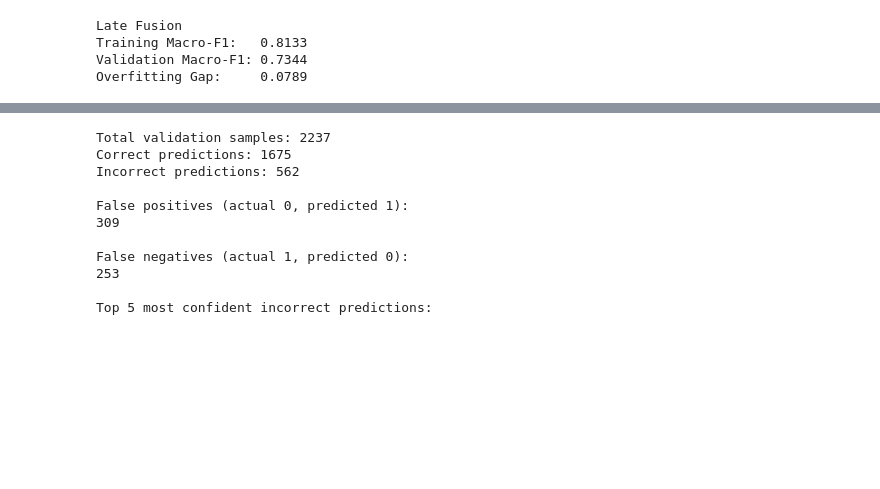
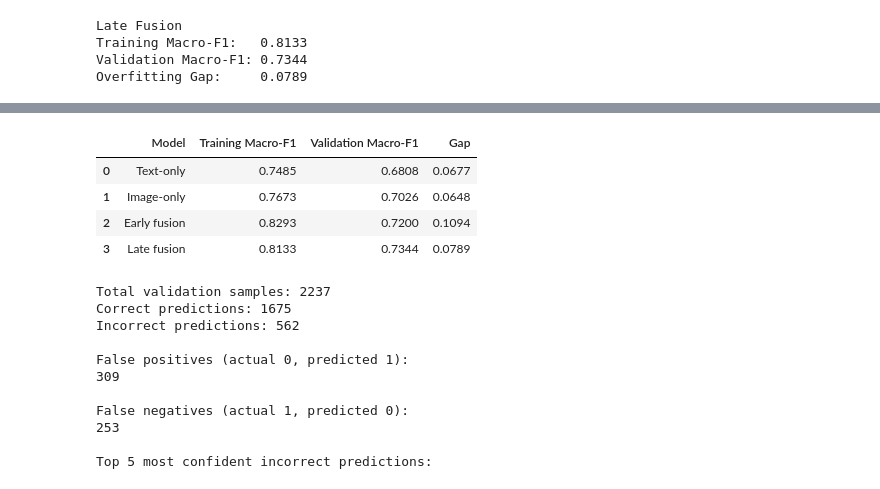
Before and after one commit to geo30mathew/CrisisMMD-Multimodal-Classification, a Jupyter notebook: CrisisMMD_Final(5)_(2)_(3).ipynb, the cells around one changed output, grey strips where cells are left out. Drawn from its saved outputs; the diff is of its cells as text; code cells hidden in the pictures; blank space fills up the shorter version.

```diff
--- a/CrisisMMD_Final(5)_(2)_(3).ipynb
+++ b/CrisisMMD_Final(5)_(2)_(3).ipynb
@@ -2466,8 +2403,0 @@ test: 5 chunks
-# %%
-from pathlib import Path
-
-folder = PROJECT_DIR / "image_features"
-
-for split in ["train", "dev", "test"]:
-    files = list(folder.glob(f"{split}_*.npy"))
-    print(f"{split}: {len(files)} chunks")
@@ -2478,11 +2403,0 @@ test: 23 chunks
-# %%
-from pathlib import Path
-
-folder = PROJECT_DIR / "image_features"
-
-print("Checking:", folder)
-print("Folder exists:", folder.exists())
-
-for split in ["train", "dev", "test"]:
-    files = sorted(folder.glob(f"{split}_*.npy"))
-    print(f"{split}: {len(files)} chunks")
@@ -3748,3 +3605,75 @@ Overfitting results saved successfully!
+# %%
+
+import pandas as pd
+import numpy as np
+from sklearn.metrics import f1_score
+
+models = [
+    ("Text-only", text_clf, X_train_text, X_dev_text),
+    ("Image-only", image_clf, X_train_image, X_dev_image),
+    ("Early fusion", early_clf, X_train_early, X_dev_early)
+]
+
+rows = []
+
+for name, model, X_train, X_dev in models:
+    train_f1 = f1_score(
+        y_train, model.predict(X_train), average="macro"
+    )
+    dev_f1 = f1_score(
+        y_dev, model.predict(X_dev), average="macro"
+    )
+
+    rows.append({
+        "Model": name,
+        "Training Macro-F1": train_f1,
+        "Validation Macro-F1": dev_f1,
+        "Gap": train_f1 - dev_f1
+    })
+
+# Late fusion uses averaged text/image probabilities
+assert np.array_equal(text_clf.classes_, image_clf.classes_)
+
+train_probs = (
+    text_clf.predict_proba(X_train_text) +
+    image_clf.predict_proba(X_train_image)
+) / 2
+
+dev_probs = (
+    text_clf.predict_proba(X_dev_text) +
+    image_clf.predict_proba(X_dev_image)
+) / 2
+
+train_pred = text_clf.classes_[np.argmax(train_probs, axis=1)]
+dev_pred = text_clf.classes_[np.argmax(dev_probs, axis=1)]
+
+train_f1 = f1_score(y_train, train_pred, average="macro")
+dev_f1 = f1_score(y_dev, dev_pred, average="macro")
+
+rows.append({
+    "Model": "Late fusion",
+    "Training Macro-F1": train_f1,
+    "Validation Macro-F1": dev_f1,
+    "Gap": train_f1 - dev_f1
+})
+
+overfitting_results = pd.DataFrame(rows)
+
+results_dir = PROJECT_DIR / "results"
+results_dir.mkdir(parents=True, exist_ok=True)
+
+overfitting_results.to_csv(
+    results_dir / "overfitting_results.csv",
+    index=False
+)
+
+display(overfitting_results.round(4))
+# %% [output]
+|  | Model | Training Macro-F1 | Validation Macro-F1 | Gap |
+| 0 | Text-only | 0.7485 | 0.6808 | 0.0677 |
+| 1 | Image-only | 0.7673 | 0.7026 | 0.0648 |
+| 2 | Early fusion | 0.8293 | 0.7200 | 0.1094 |
+| 3 | Late fusion | 0.8133 | 0.7344 | 0.0789 |
 # %%
 import pandas as pd
 import numpy as np
```
Also changed, not shown: parts of 8 cells of this notebook.
